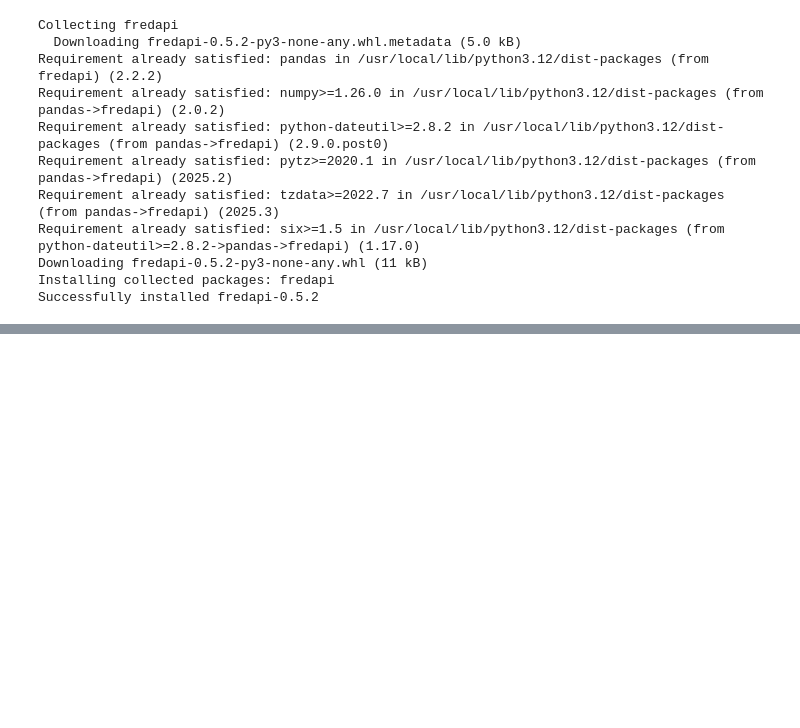
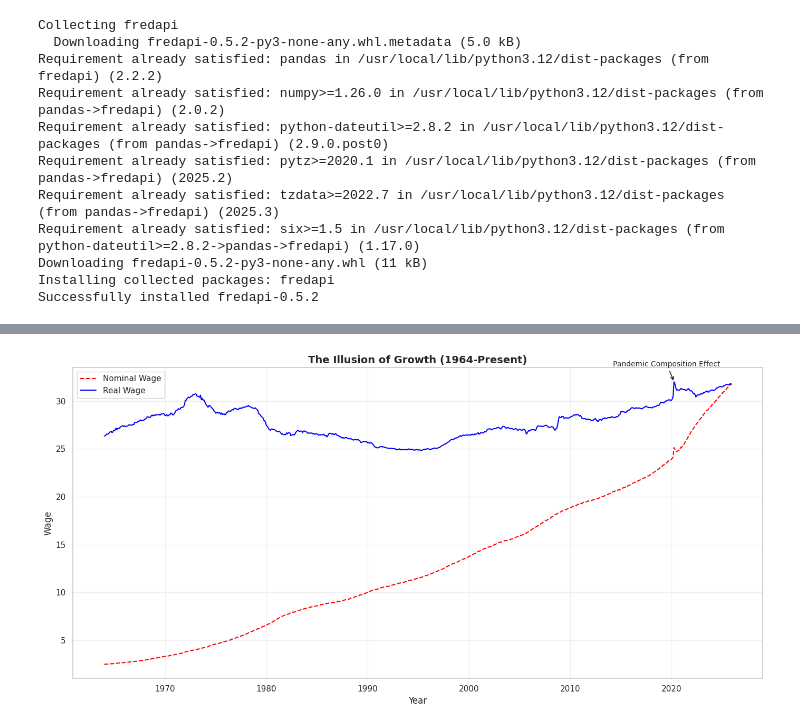
Before and after one commit to joaomerjam/ECON3916-33674-Statistical-Machine-Learning, a Jupyter notebook: Lab 2/V1 Lab 2: Fred Api.ipynb, the cells around one changed output, grey strips where cells are left out. Cells and saved outputs as stored; diff of their text form; code cells hidden in the pictures; blank space fills up the shorter version.

```diff
--- a/Lab 2/V1 Lab 2: Fred Api.ipynb
+++ b/Lab 2/V1 Lab 2: Fred Api.ipynb
@@ -53,0 +134,40 @@ Fteching data from FED...
+# %%
+# AI test 2
+"""
+Prompt: "I have a DataFrame 'df' with 'Nominal_Wage' and 'Real_Wage'.
+Please write Python code using Matplotlib to plot both on one large chart (14, 7).
+1. Style 'Nominal_Wage' as a dashed red line.
+2. Style 'Real_Wage' as a solid blue line.
+3. Add a title: 'The Illusion of Growth (1964-Present)'.
+4. Annotate the 2020 spike with the text 'Pandemic Composition Effect'."
+"""
+import matplotlib.pyplot as plt
+import pandas as pd
+
+fig, ax = plt.subplots(figsize=(14, 7))
+
+ax.plot(df.index, df['Nominal_Wage'], linestyle='--', color='red', label='Nominal Wage')
+ax.plot(df.index, df['Real_Wage'], linestyle='-', color='blue', label='Real Wage')
+
+ax.set_title("The Illusion of Growth (1964-Present)", fontsize=14, fontweight='bold')
+ax.set_xlabel("Year")
+ax.set_ylabel("Wage")
+ax.legend()
+ax.grid(True, alpha=0.3)
+
+# Annotate 2020 spike
+spike_date = pd.Timestamp('2020-04-01')
+spike_value = df.loc['2020', 'Real_Wage'].max()
+
+ax.annotate(
+    'Pandemic Composition Effect',
+    xy=(spike_date, spike_value),
+    xytext=(spike_date - pd.DateOffset(years=6), spike_value * 1.05),
+    fontsize=10,
+    arrowprops=dict(arrowstyle='->', color='black')
+)
+
+plt.tight_layout()
+plt.show()
+# %% [output]
+[figure, added]
```
Also changed, not shown: parts of 4 cells of this notebook.
